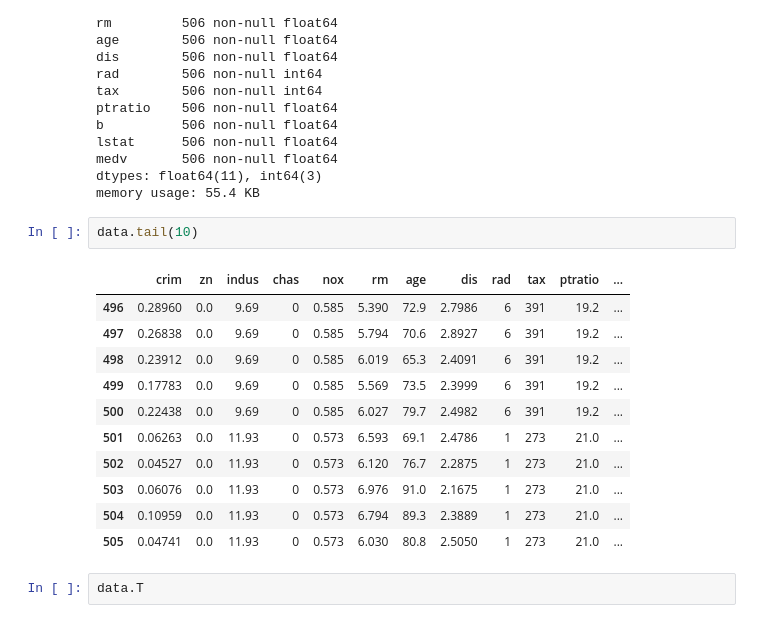
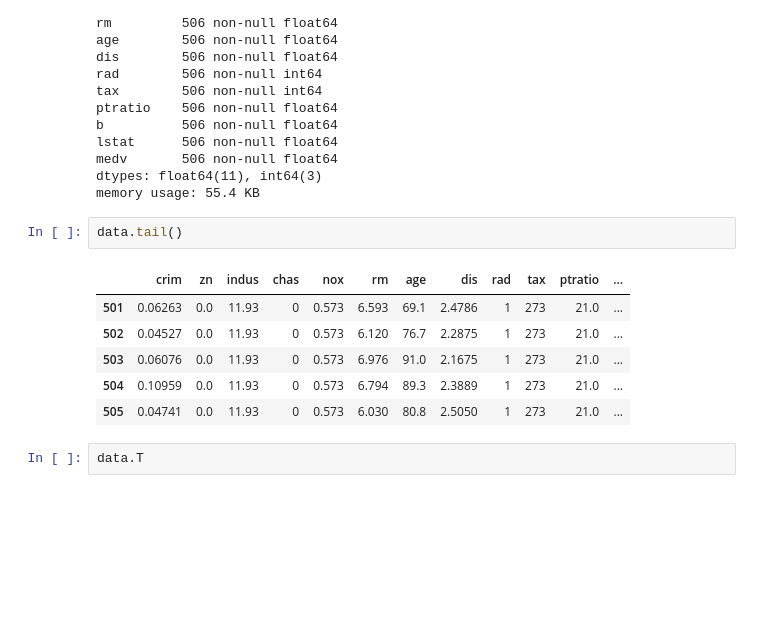
Before and after one commit to aysunakarsu/supdeweb, a Jupyter notebook: Pandas_Tutorial.ipynb, the cells around one changed output. Saved outputs shown, nothing was run; the diff lists cells and outputs as text; blank space fills up the shorter version.

```diff
--- a/Pandas_Tutorial.ipynb
+++ b/Pandas_Tutorial.ipynb
@@ -252,14 +248,9 @@ medv       506 non-null float64
 dtypes: float64(11), int64(3)
 memory usage: 55.4 KB
 # %%
-data.tail(10)
+data.tail()
 # %% [output]
 |  | crim | zn | indus | chas | nox | rm | age | dis | rad | tax | ptratio | ... |
-| 496 | 0.28960 | 0.0 | 9.69 | 0 | 0.585 | 5.390 | 72.9 | 2.7986 | 6 | 391 | 19.2 | ... |
-| 497 | 0.26838 | 0.0 | 9.69 | 0 | 0.585 | 5.794 | 70.6 | 2.8927 | 6 | 391 | 19.2 | ... |
-| 498 | 0.23912 | 0.0 | 9.69 | 0 | 0.585 | 6.019 | 65.3 | 2.4091 | 6 | 391 | 19.2 | ... |
-| 499 | 0.17783 | 0.0 | 9.69 | 0 | 0.585 | 5.569 | 73.5 | 2.3999 | 6 | 391 | 19.2 | ... |
-| 500 | 0.22438 | 0.0 | 9.69 | 0 | 0.585 | 6.027 | 79.7 | 2.4982 | 6 | 391 | 19.2 | ... |
 | 501 | 0.06263 | 0.0 | 11.93 | 0 | 0.573 | 6.593 | 69.1 | 2.4786 | 1 | 273 | 21.0 | ... |
 | 502 | 0.04527 | 0.0 | 11.93 | 0 | 0.573 | 6.120 | 76.7 | 2.2875 | 1 | 273 | 21.0 | ... |
 | 503 | 0.06076 | 0.0 | 11.93 | 0 | 0.573 | 6.976 | 91.0 | 2.1675 | 1 | 273 | 21.0 | ... |
```
Also changed, not shown: parts of 10 cells of this notebook.
